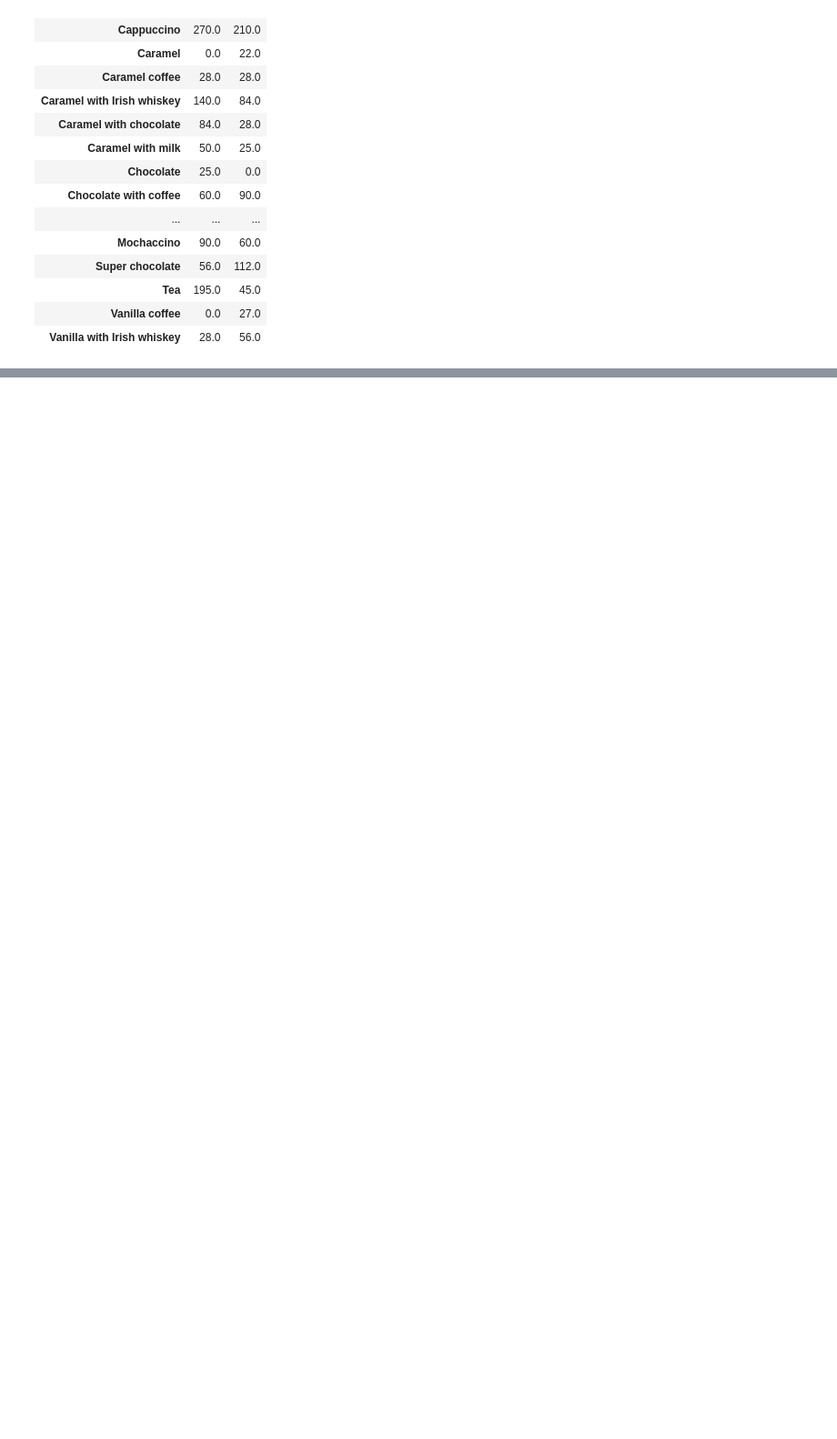
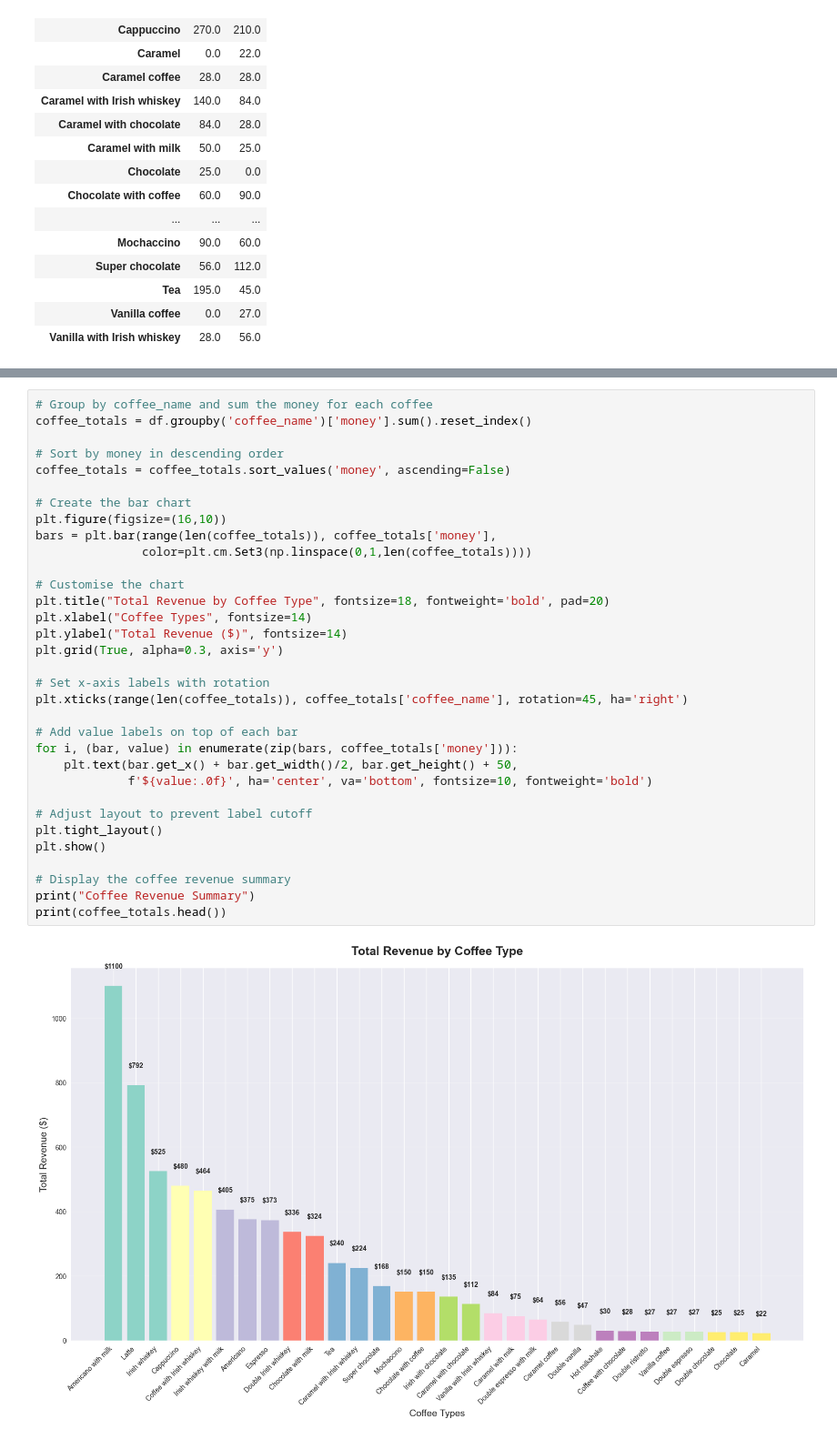
Before and after one commit to ryanc9615/coffeesales_analysis, a Jupyter notebook: notebooks/02_data_analysis&vis.ipynb, the cells around one changed output, grey strips where cells are left out. Shown at 91% size. Cells and saved outputs as stored; diff of their text form; blank space fills up the shorter version.

```diff
--- a/notebooks/02_data_analysis&vis.ipynb
+++ b/notebooks/02_data_analysis&vis.ipynb
@@ -102,0 +129,35 @@ display(monthly_pivot)
+# %%
+# Group by coffee_name and sum the money for each coffee
+coffee_totals = df.groupby('coffee_name')['money'].sum().reset_index()
+
+# Sort by money in descending order
+coffee_totals = coffee_totals.sort_values('money', ascending=False)
+
+# Create the bar chart
+plt.figure(figsize=(16,10))
+bars = plt.bar(range(len(coffee_totals)), coffee_totals['money'],
+               color=plt.cm.Set3(np.linspace(0,1,len(coffee_totals))))
+
+# Customise the chart
+plt.title("Total Revenue by Coffee Type", fontsize=18, fontweight='bold', pad=20)
+plt.xlabel("Coffee Types", fontsize=14)
+plt.ylabel("Total Revenue ($)", fontsize=14)
+plt.grid(True, alpha=0.3, axis='y')
+
+# Set x-axis labels with rotation
+plt.xticks(range(len(coffee_totals)), coffee_totals['coffee_name'], rotation=45, ha='right')
+
+# Add value labels on top of each bar
+for i, (bar, value) in enumerate(zip(bars, coffee_totals['money'])):
+    plt.text(bar.get_x() + bar.get_width()/2, bar.get_height() + 50,
+             f'${value:.0f}', ha='center', va='bottom', fontsize=10, fontweight='bold')
+
+# Adjust layout to prevent label cutoff
+plt.tight_layout()
+plt.show()
+
+# Display the coffee revenue summary
+print("Coffee Revenue Summary")
+print(coffee_totals.head())
+# %% [output]
+[figure, added]
```
Also changed, not shown: parts of 5 cells of this notebook, 1 other file.
